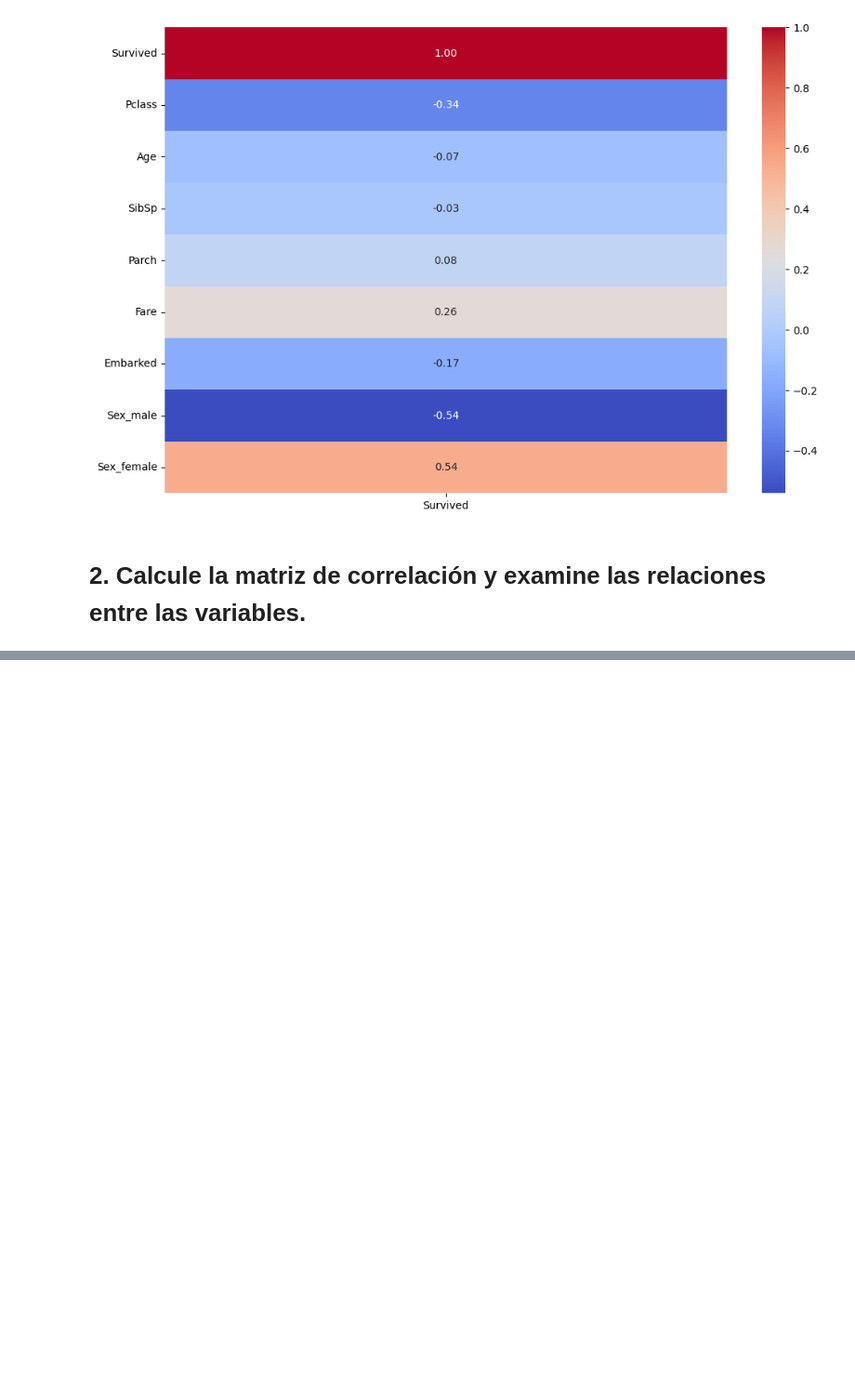
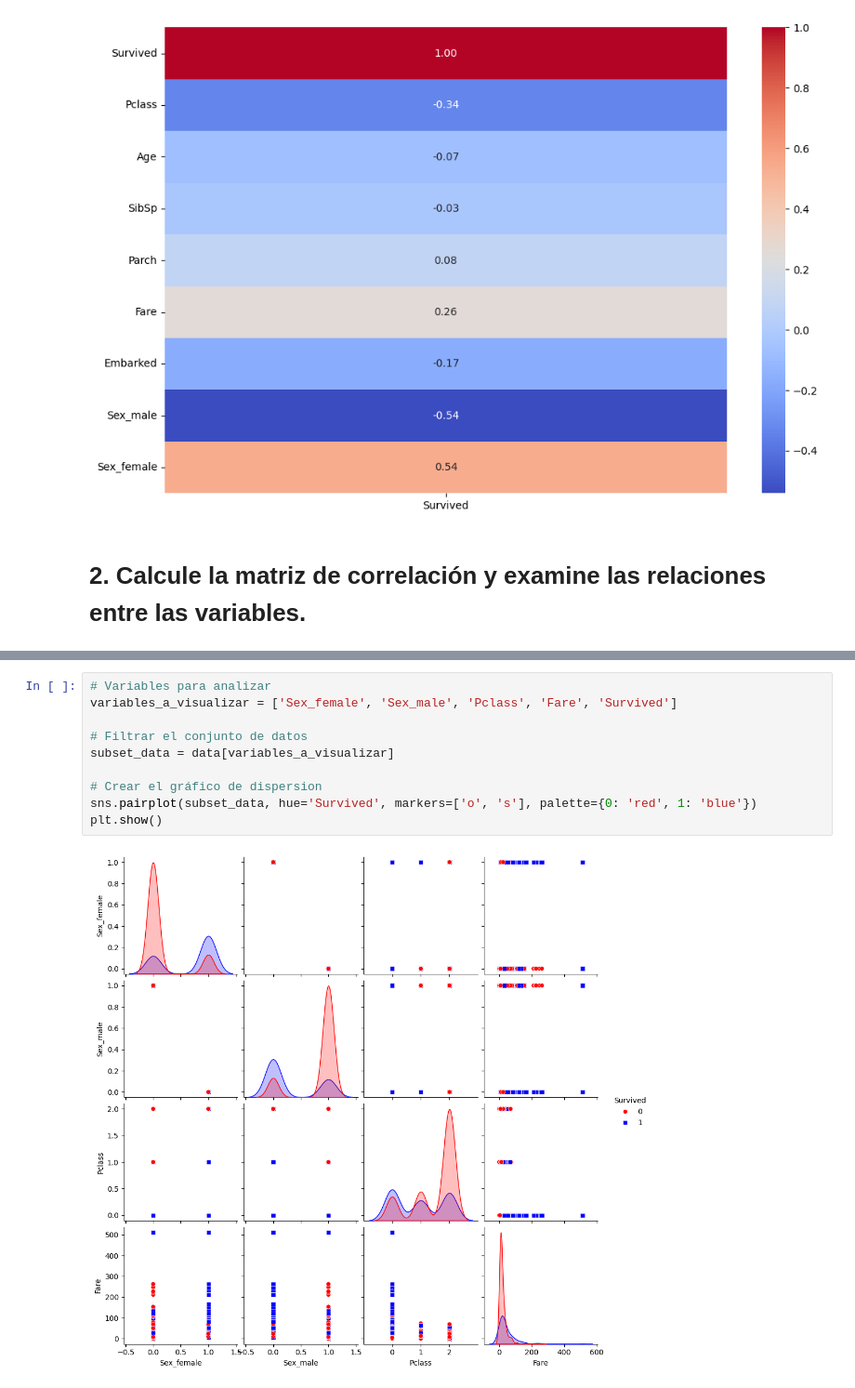
Before and after one commit to Josmar360/Analisis_Titanic, a Jupyter notebook: Fase_4_Correlacion_Datos.ipynb, the cells around one changed output, grey strips where cells are left out. Shown: that part at 93% size. Saved outputs shown, nothing was run; the diff lists cells and outputs as text; blank space fills up the shorter version.

Commit message:
Diagrama de dispersion de variables correalcionadas

```diff
--- a/Fase_4_Correlacion_Datos.ipynb
+++ b/Fase_4_Correlacion_Datos.ipynb
@@ -49,0 +52,12 @@ plt.show()
+# %%
+# Variables para analizar
+variables_a_visualizar = ['Sex_female', 'Sex_male', 'Pclass', 'Fare', 'Survived']
+
+# Filtrar el conjunto de datos
+subset_data = data[variables_a_visualizar]
+
+# Crear el gráfico de dispersion
+sns.pairplot(subset_data, hue='Survived', markers=['o', 's'], palette={0: 'red', 1: 'blue'})
+plt.show()
+# %% [output]
+[figure, added]
```
Also changed, not shown: parts of 2 cells of this notebook, 1 other file.
